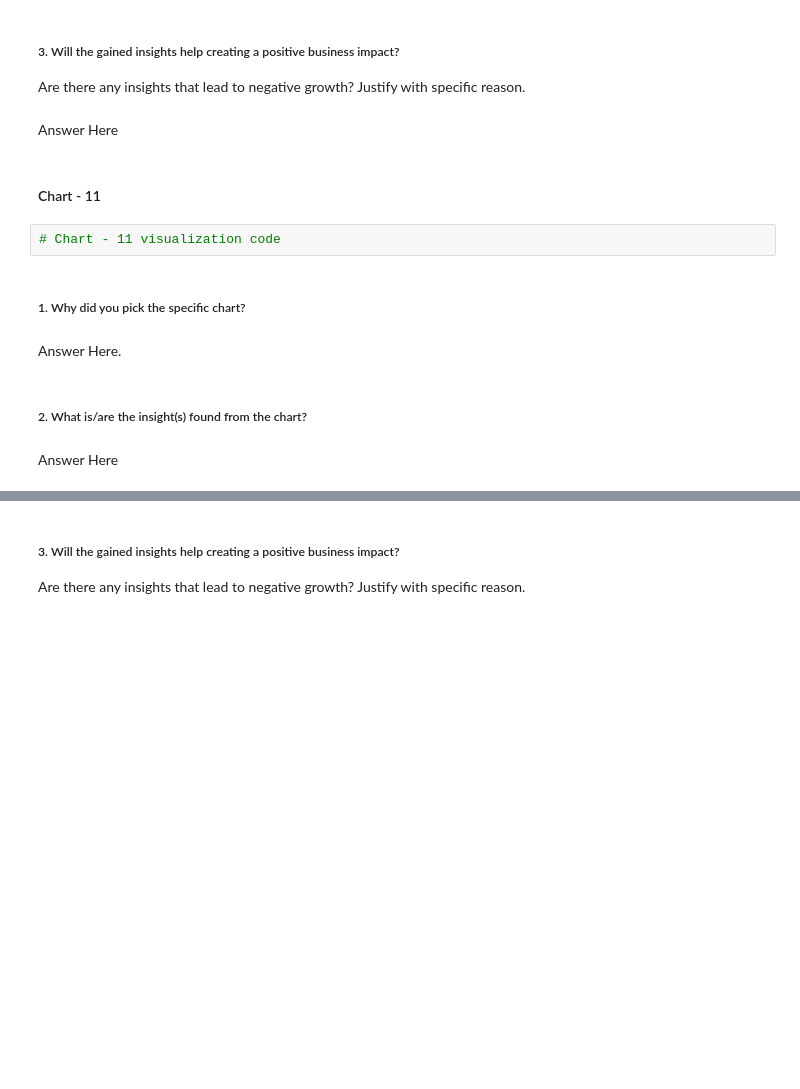
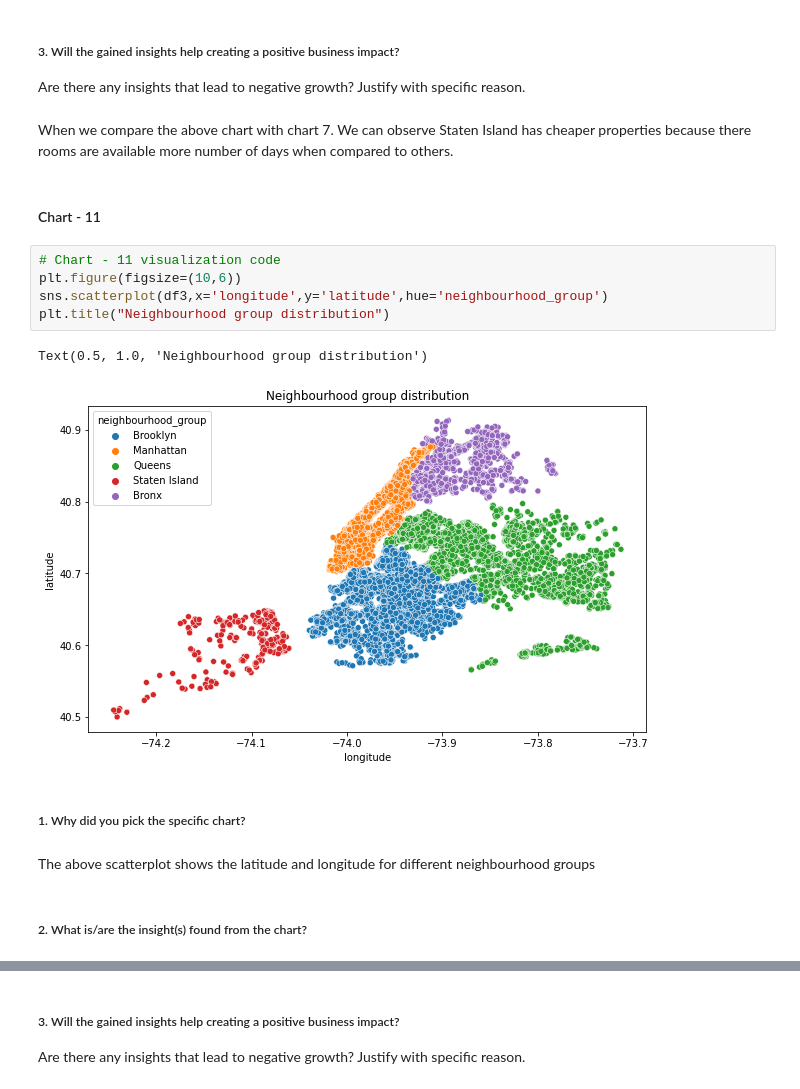
Before and after one commit to sidpatondikar/CAPSTONE-Airbnb-Booking-Analysis-Siddharth-Patondikar, a Jupyter notebook: Team_Notebook.ipynb, the cells around one changed output, grey strips where cells are left out. Saved outputs shown, nothing was run; the diff lists cells and outputs as text; blank space fills up the shorter version.

```diff
--- a/Team_Notebook.ipynb
+++ b/Team_Notebook.ipynb
@@ -734,17 +767,21 @@ Answer Here
 # %% [markdown]
 ##### 3. Will the gained insights help creating a positive business impact?
 Are there any insights that lead to negative growth? Justify with specific reason.
-# %% [markdown]
-Answer Here
+# %% [markdown]
+When we compare the above chart with chart 7. We can observe Staten Island has cheaper properties because there rooms are available more number of days when compared to others.
 # %% [markdown]
 #### Chart - 11
-# %%
-# Chart - 11 visualization code
+# %%
+# Chart - 11 visualization code
+plt.figure(figsize=(10,6))
+sns.scatterplot(df3,x='longitude',y='latitude',hue='neighbourhood_group')
+plt.title("Neighbourhood group distribution")
+# %% [output]
+Text(0.5, 1.0, 'Neighbourhood group distribution')
+[figure, added]
 # %% [markdown]
 ##### 1. Why did you pick the specific chart?
-# %% [markdown]
-Answer Here.
+# %% [markdown]
+The above scatterplot shows the latitude and longitude for different neighbourhood groups
 # %% [markdown]
 ##### 2. What is/are the insight(s) found from the chart?
-# %% [markdown]
-Answer Here
```
Also changed, not shown: parts of 27 cells of this notebook.
